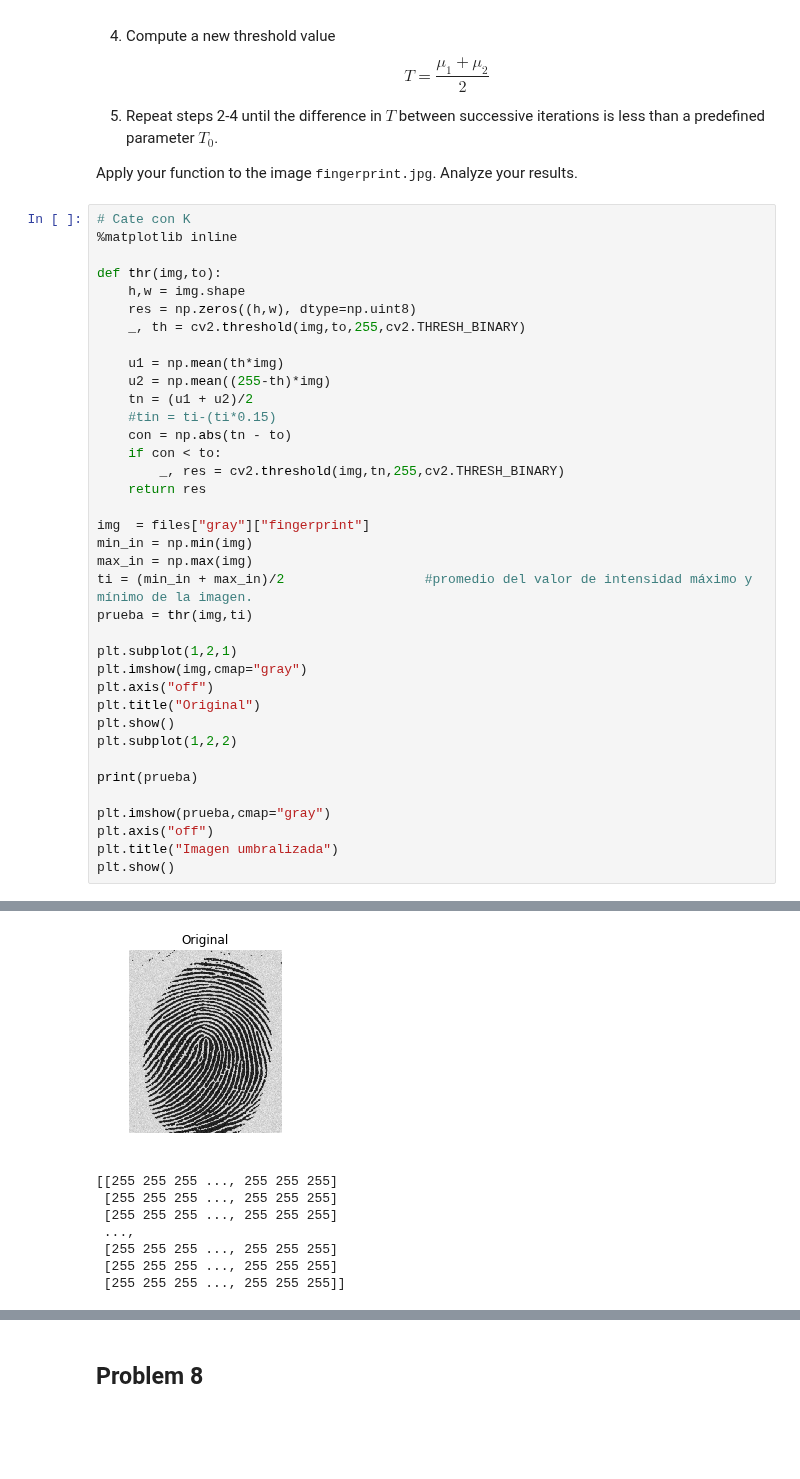
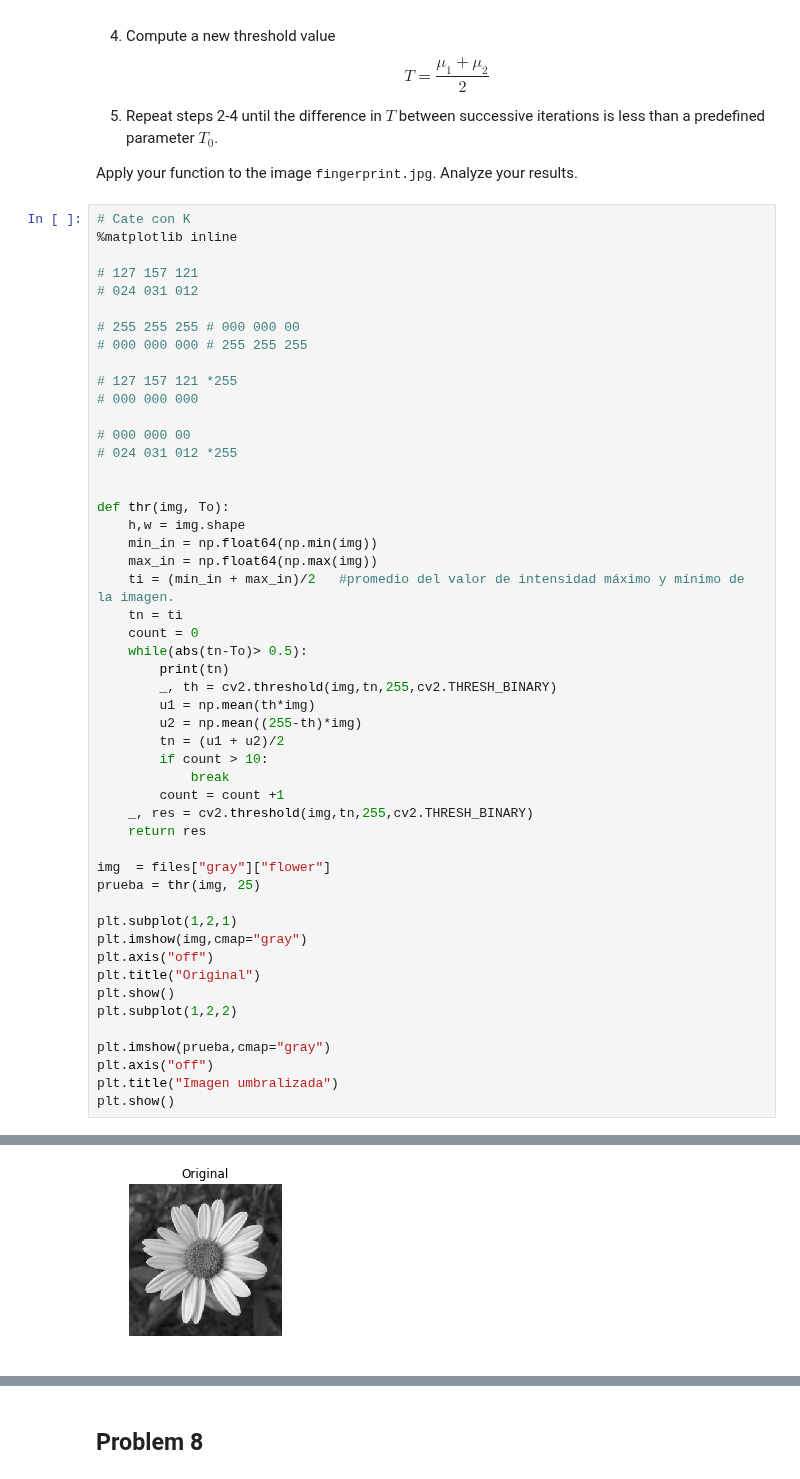
Before and after one commit to Jorgee1/Journey-to-PDI, a Jupyter notebook: Taller_4/problem_set_4.ipynb, the cells around one changed output, grey strips where cells are left out. Saved outputs shown, nothing was run; the diff lists cells and outputs as text; blank space fills up the shorter version.

```diff
--- a/Taller_4/problem_set_4.ipynb
+++ b/Taller_4/problem_set_4.ipynb
@@ -384,25 +384,40 @@ Apply your function to the image <tt>fingerprint.jpg</tt>. Analyze your results.
 # Cate con K
 %matplotlib inline
 
-def thr(img,to):
+# 127 157 121
+# 024 031 012
+
+# 255 255 255 # 000 000 00
+# 000 000 000 # 255 255 255
+
+# 127 157 121 *255
+# 000 000 000
+
+# 000 000 00
+# 024 031 012 *255
+
+
+def thr(img, To):
     h,w = img.shape
-    res = np.zeros((h,w), dtype=np.uint8)
-    _, th = cv2.threshold(img,to,255,cv2.THRESH_BINARY)
-
-    u1 = np.mean(th*img)
-    u2 = np.mean((255-th)*img)
-    tn = (u1 + u2)/2
-    #tin = ti-(ti*0.15)
-    con = np.abs(tn - to)
-    if con < to:
-        _, res = cv2.threshold(img,tn,255,cv2.THRESH_BINARY)
+    min_in = np.float64(np.min(img))
+    max_in = np.float64(np.max(img))
+    ti = (min_in + max_in)/2   #promedio del valor de intensidad máximo y mínimo de la imagen.
+    tn = ti
+    count = 0
+    while(abs(tn-To)> 0.5):
+        print(tn)
+        _, th = cv2.threshold(img,tn,255,cv2.THRESH_BINARY)
+        u1 = np.mean(th*img)
+        u2 = np.mean((255-th)*img)
+        tn = (u1 + u2)/2
+        if count > 10:
+            break
+        count = count +1
+    _, res = cv2.threshold(img,tn,255,cv2.THRESH_BINARY)
     return res
 
-img  = files["gray"]["fingerprint"]
-min_in = np.min(img)
-max_in = np.max(img)
-ti = (min_in + max_in)/2                  #promedio del valor de intensidad máximo y mínimo de la imagen.
-prueba = thr(img,ti)
+img  = files["gray"]["flower"]
+prueba = thr(img, 25)
 
 plt.subplot(1,2,1)
 plt.imshow(img,cmap="gray")
@@ -411,8 +426,6 @@ plt.title("Original")
 plt.show()
 plt.subplot(1,2,2)
 
-print(prueba)
-
 plt.imshow(prueba,cmap="gray")
 plt.axis("off")
 plt.title("Imagen umbralizada")
@@ -421,8 +446 @@ plt.show()
-[figure, old version]
+[figure, new version]
-[[255 255 255 ..., 255 255 255]
- [255 255 255 ..., 255 255 255]
- [255 255 255 ..., 255 255 255]
- ...,
- [255 255 255 ..., 255 255 255]
- [255 255 255 ..., 255 255 255]
- [255 255 255 ..., 255 255 255]]
```
Also changed, not shown: parts of 1 cell of this notebook.
